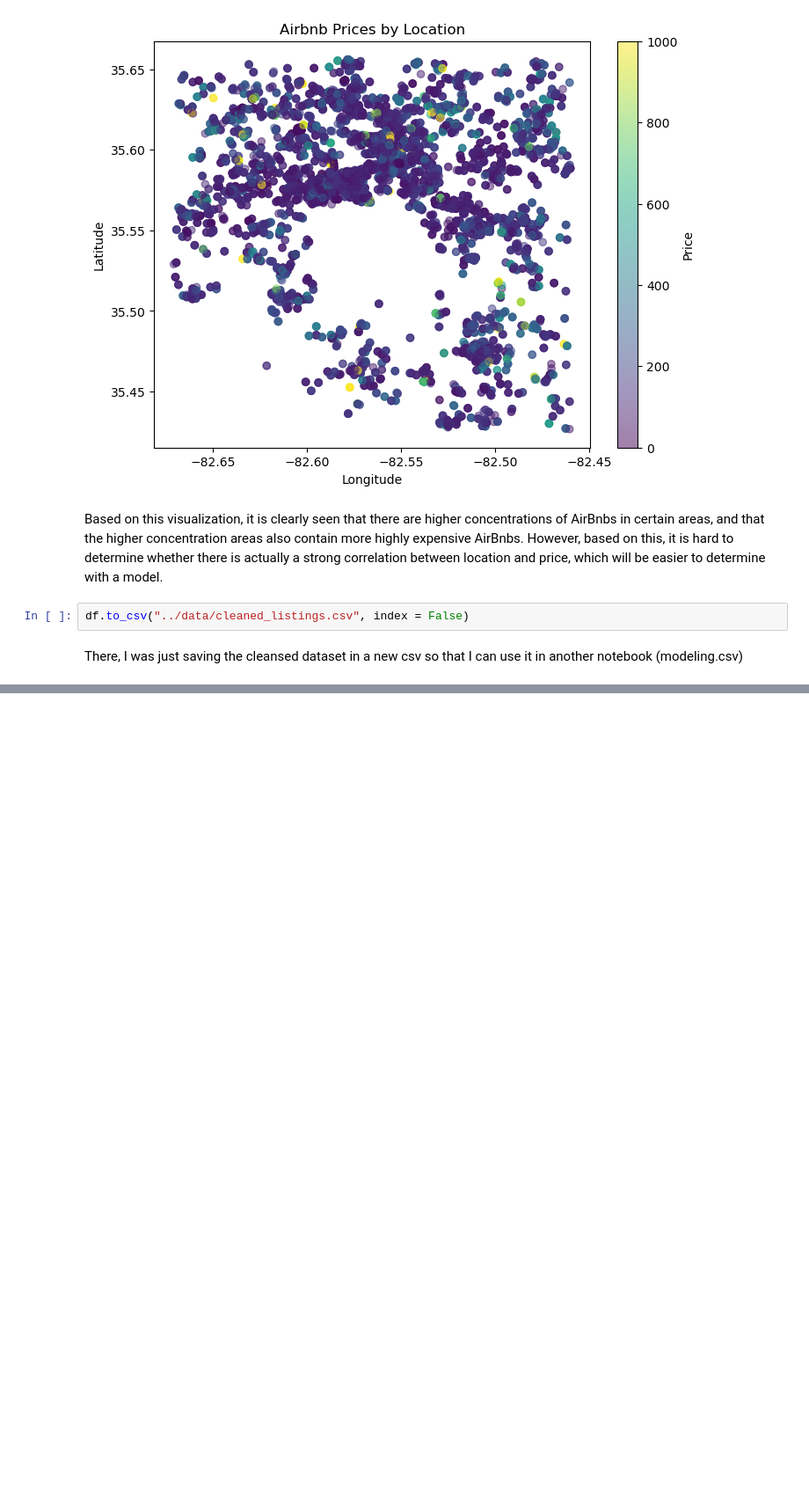
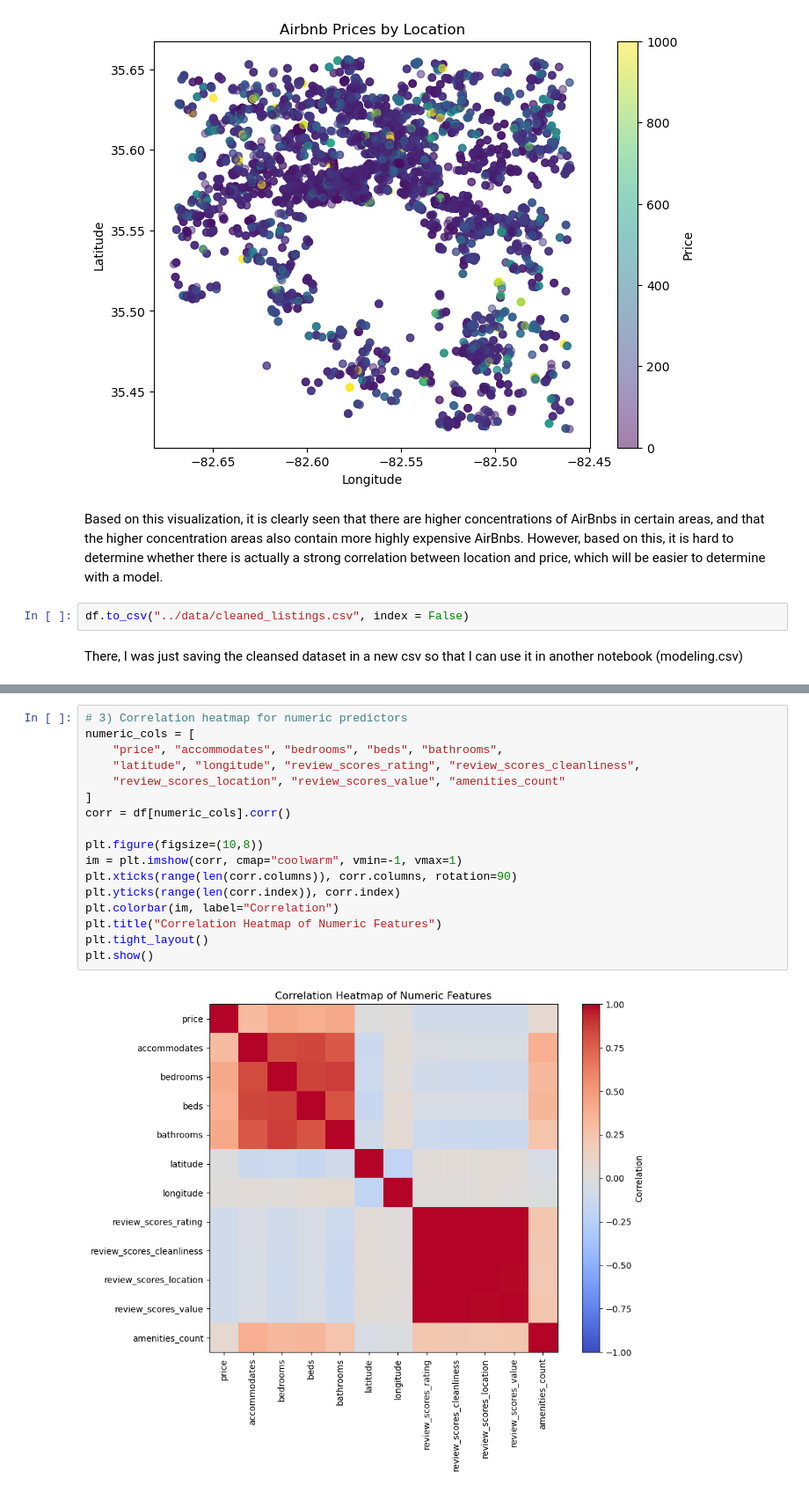
Before and after one commit to nicholaslevine/asheville-tourism, a Jupyter notebook: notebooks/analytics.ipynb, the cells around one changed output, grey strips where cells are left out. Shown at 88% size. Cells and saved outputs as stored; diff of their text form; blank space fills up the shorter version.

```diff
--- a/notebooks/analytics.ipynb
+++ b/notebooks/analytics.ipynb
@@ -306,0 +350,19 @@ There, I was just saving the cleansed dataset in a new csv so that I can use it
+# %%
+# 3) Correlation heatmap for numeric predictors
+numeric_cols = [
+    "price", "accommodates", "bedrooms", "beds", "bathrooms",
+    "latitude", "longitude", "review_scores_rating", "review_scores_cleanliness",
+    "review_scores_location", "review_scores_value", "amenities_count"
+]
+corr = df[numeric_cols].corr()
+
+plt.figure(figsize=(10,8))
+im = plt.imshow(corr, cmap="coolwarm", vmin=-1, vmax=1)
+plt.xticks(range(len(corr.columns)), corr.columns, rotation=90)
+plt.yticks(range(len(corr.index)), corr.index)
+plt.colorbar(im, label="Correlation")
+plt.title("Correlation Heatmap of Numeric Features")
+plt.tight_layout()
+plt.show()
+# %% [output]
+[figure, added]
```
Also changed, not shown: parts of 3 cells of this notebook, 1 other file.
